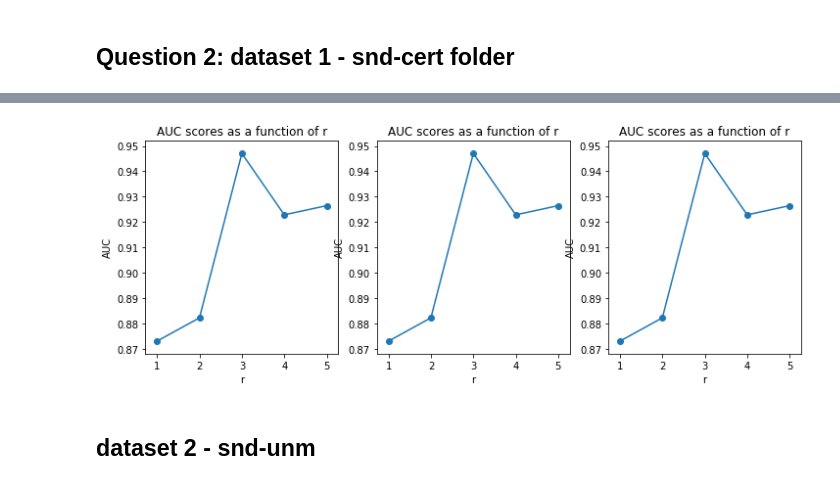
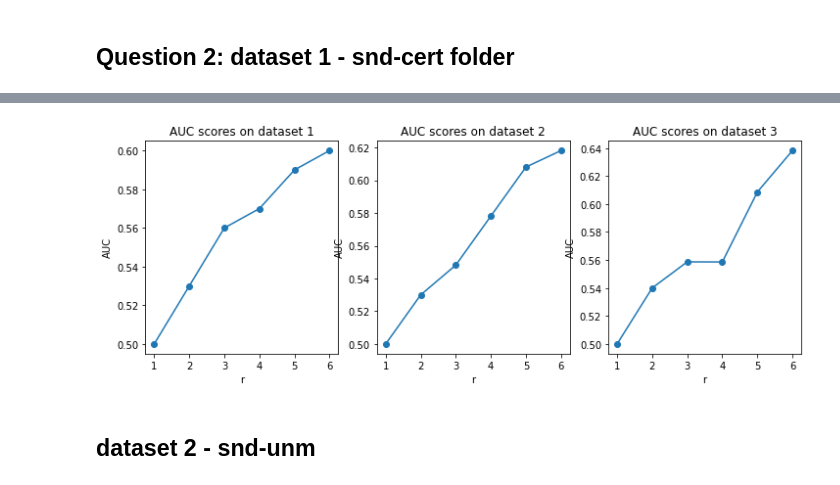
Before and after one commit to DavidLeeftink/NaturalComputing2021, a Jupyter notebook: Assignment_3/David_negative-selection/A3_naturalComputing.ipynb, the cells around one changed output, grey strips where cells are left out. Cells and saved outputs as stored; diff of their text form; code cells hidden in the pictures.

```diff
--- a/Assignment_3/David_negative-selection/A3_naturalComputing.ipynb
+++ b/Assignment_3/David_negative-selection/A3_naturalComputing.ipynb
@@ -6,12 +6,7 @@ from sklearn.metrics import roc_curve, auc
 ## 1.1 Compute ROC & AUC for combined test sets. n=10, r=4
 # %%
 def convert_txt_to_array(filepath):
-    preds = []
-    txt = open(filepath, 'r')
-    for line in txt:
-        preds.append(line)
-    preds = np.array(preds).astype('float32')
-    return preds
+    return np.array(open(filepath, 'r').readlines()).astype('float32')
 # %%
 ## Load in prediction files
 english_preds = convert_txt_to_array('english_testpred_r4.txt')
@@ -240,0 +181,11 @@ done with writing training file
+# %%
+AUC = np.zeros((n_test_sets,len(r_values)))
+for j in range(1,n_test_sets+1):
+
+    data = pd.read_csv(f'{test_set(j)}_scores_Dataframe')[2:]
+    labels = data["label"].to_numpy().astype("float32").astype("int16")
+
+    for r in r_values:
+        preds = data[f"score_r{r}"].to_numpy().astype("float32")
+        fpr, tpr, _ = roc_curve(y_true=labels, y_score=preds)
+        AUC[j-1,r-1] = auc(fpr, tpr)
@@ -241,19 +210,17 @@ done with writing training file
 # %%
 ## Plot AUC vs r values
 fig2, ax2 = plt.subplots(1,3,figsize=(12,4))
 ax2 = ax2.ravel()
-scores = np.array(AUC_scores)
-scores = scores[:,:3]
 for n in range(3):
-    ax2[n].plot(r_values, scores[:,n])
-    ax2[n].scatter(r_values, scores[:,n])
+    ax2[n].plot(r_values, AUC[:,n])
+    ax2[n].scatter(r_values, AUC[:,n])
     ax2[n].set_xlabel('r')
     ax2[n].set_ylabel('AUC')
-    ax2[n].set_title('AUC scores as a function of r')
+    ax2[n].set_title(f'AUC scores on dataset {n+1}')
 plt.savefig('figures/1b_auc_scores.png')
 plt.show()
 # %% [output]
-[figure, old version]
+[figure, new version]
 # %% [markdown]
 ## dataset 2 - snd-unm
 # %%
```
Also changed, not shown: parts of 8 cells of this notebook, 52 other files.
